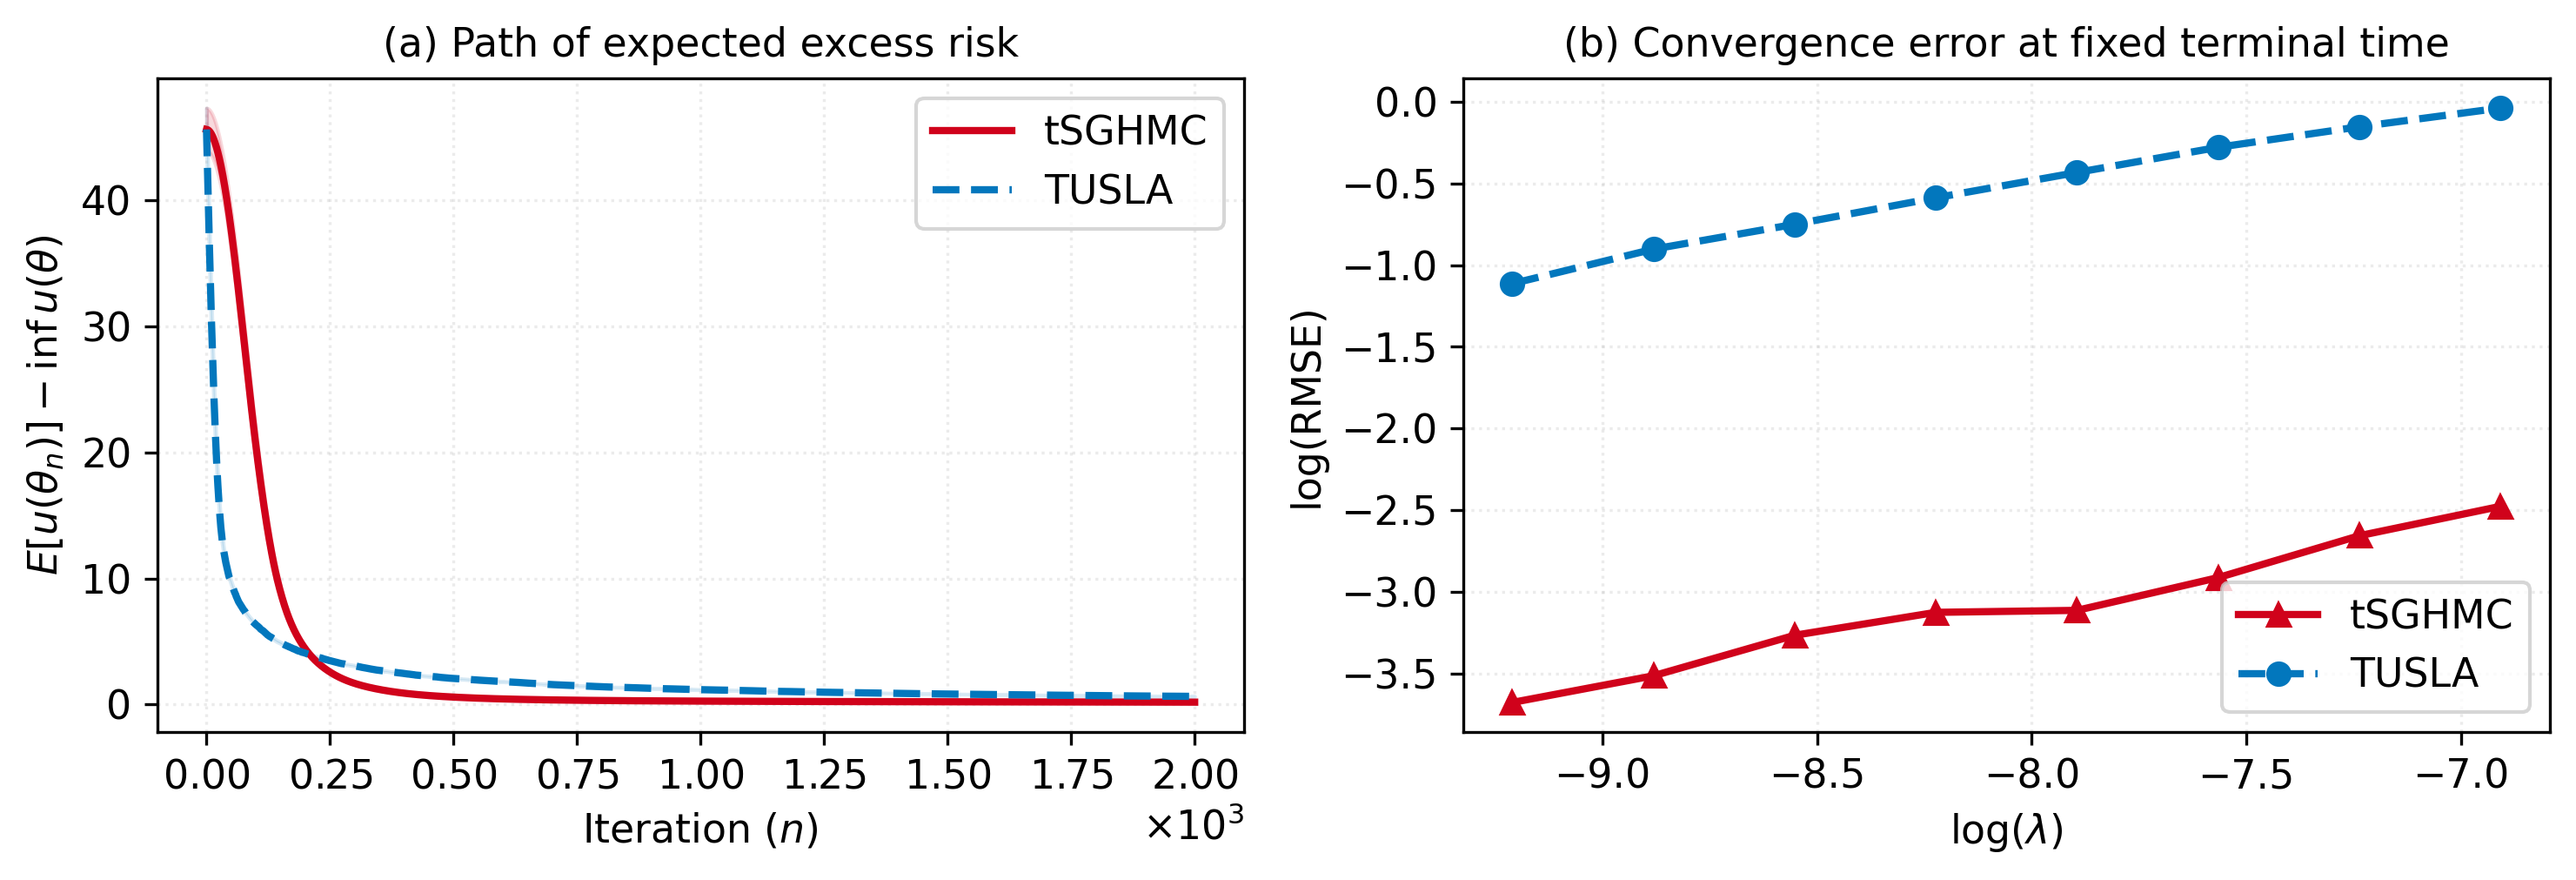
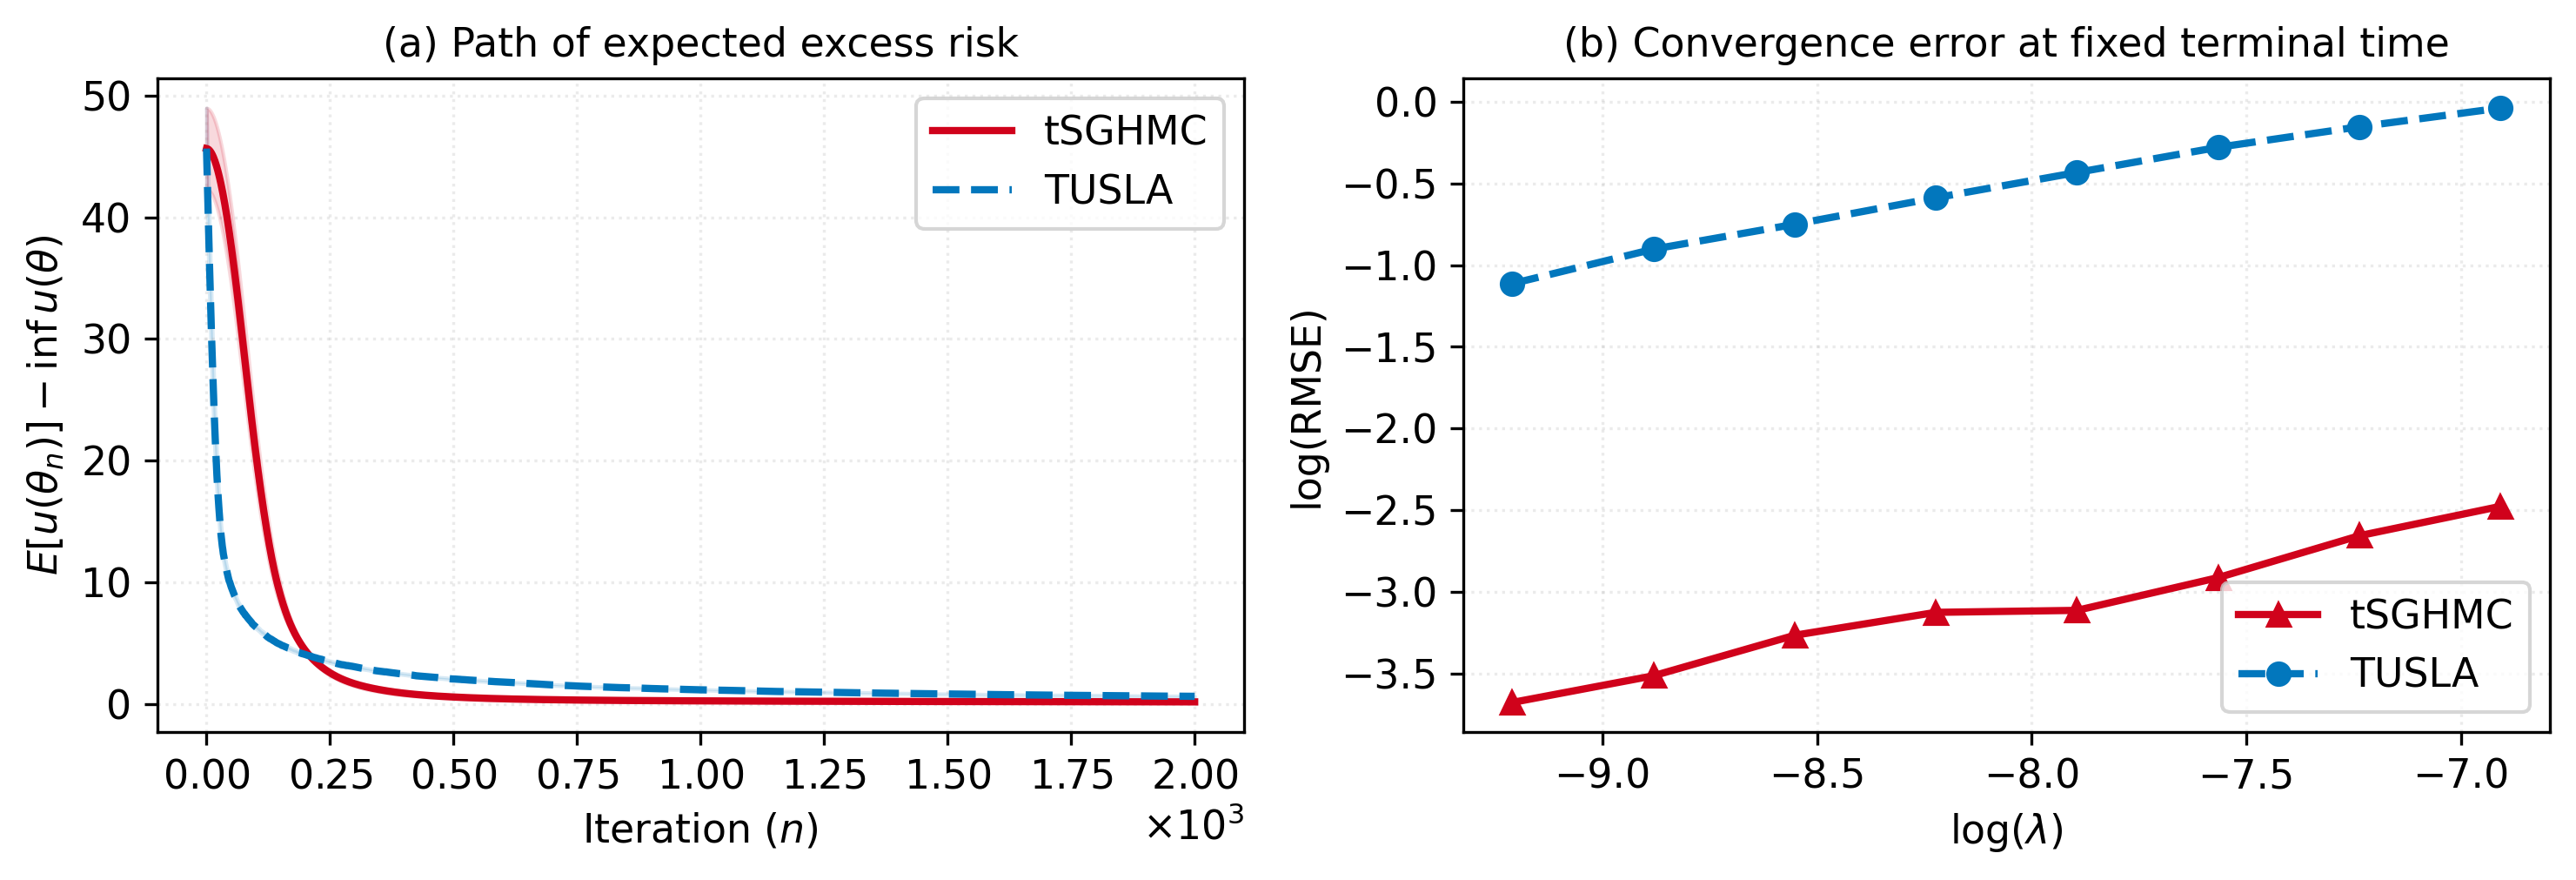
The change to this notebook cell's code, shown as a diff; its figure went from the first image to the second:
--- before
+++ after
@@ -14,8 +14,8 @@
 
 ax.plot(iterations, mean_tamed_plot, color="#d0021b", linewidth=2.0, label="tSGHMC", zorder=3)
-ax.fill_between(iterations, np.maximum(mean_tamed_plot - se_tamed, 1e-300), np.maximum(mean_tamed_plot + se_tamed, 1e-300), color="#d0021b", alpha=0.15, zorder=2)
+ax.fill_between(iterations, np.maximum(mean_tamed_plot - 1.96 * se_tamed, 1e-300), np.maximum(mean_tamed_plot + 1.96 * se_tamed, 1e-300), color="#d0021b", alpha=0.15, zorder=2)
 
 ax.plot(iterations, mean_tusla_plot, color="#0277bd", linestyle="--", linewidth=2.0, label="TUSLA", zorder=3)
-ax.fill_between(iterations, np.maximum(mean_tusla_plot - se_tusla, 1e-300), np.maximum(mean_tusla_plot + se_tusla, 1e-300), color="#0277bd", alpha=0.15, zorder=1)
+ax.fill_between(iterations, np.maximum(mean_tusla_plot - 1.96 * se_tusla, 1e-300), np.maximum(mean_tusla_plot + 1.96 * se_tusla, 1e-300), color="#0277bd", alpha=0.15, zorder=1)
 
 ax.set_xlabel(r"Iteration $(n)$")

Commit: Add files via upload